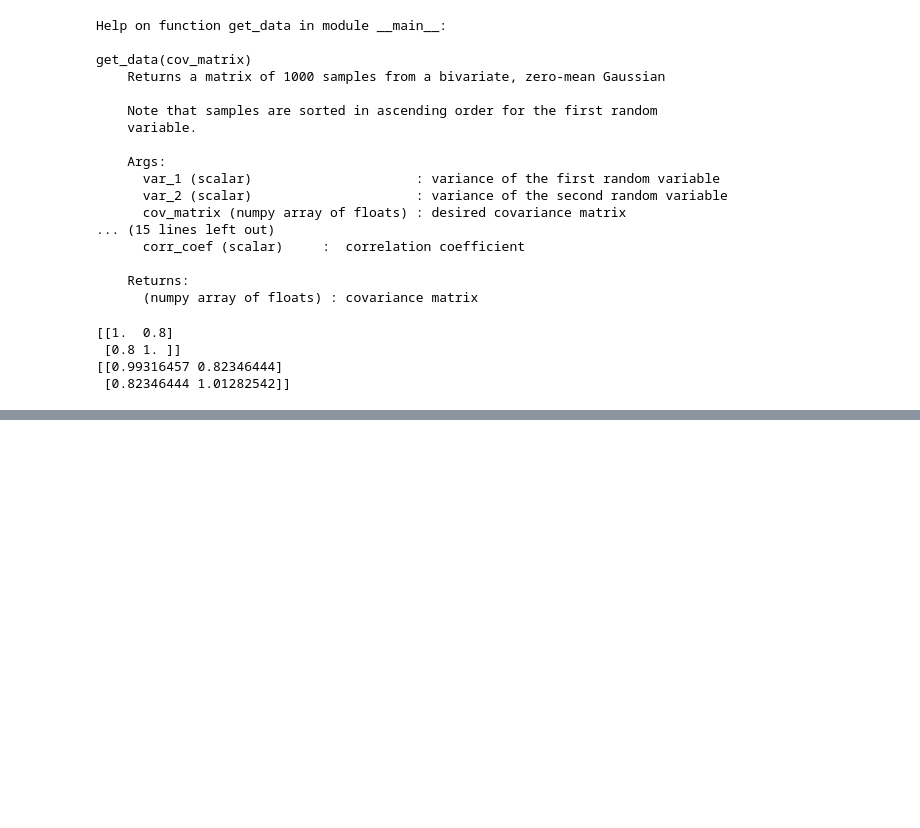
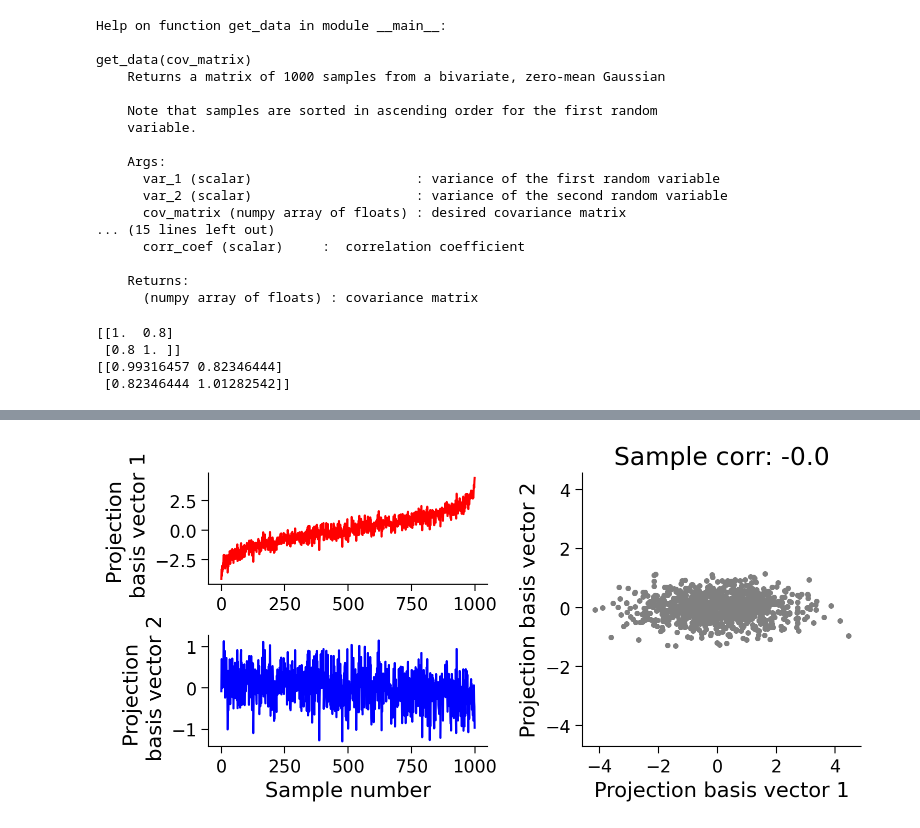
Before and after one commit to carlotoast/Neuromatch, a Jupyter notebook: NM_DimR_sep15_02.ipynb, the cells around one changed output, grey strips where cells are left out. Drawn from its saved outputs; the diff is of its cells as text; code cells hidden in the pictures; blank space fills up the shorter version.

```diff
--- a/NM_DimR_sep15_02.ipynb
+++ b/NM_DimR_sep15_02.ipynb
@@ -314,0 +391,40 @@ print(sample_cov_matrix)
+# %%
+def pca(X):
+  """
+  Sorts eigenvalues and eigenvectors in decreasing order.
+
+  Args:
+    X (numpy array of floats): Data matrix each column corresponds to a
+                               different random variable
+
+  Returns:
+    (numpy array of floats)  : Data projected onto the new basis
+    (numpy array of floats)  : Vector of eigenvalues
+    (numpy array of floats)  : Corresponding matrix of eigenvectors
+
+  """
+
+
+
+  # Calculate the sample covariance matrix
+  cov_matrix = get_sample_cov_matrix(X)
+
+  # Calculate the eigenvalues and eigenvectors
+  evals, evectors = np.linalg.eig(cov_matrix)
+
+  # Sort the eigenvalues in descending order
+  evals, evectors = sort_evals_descending(evals, evectors)
+
+  # Project the data onto the new eigenvector basis
+  score = change_of_basis(X, evectors)
+
+  return score, evectors, evals
+
+
+# Perform PCA on the data matrix X
+score, evectors, evals = pca(X)
+
+# Plot the data projected into the new basis
+plot_data_new_basis(score)
+# %% [output]
+[figure, added]
```
Also changed, not shown: parts of 9 cells of this notebook, 1 other file.
